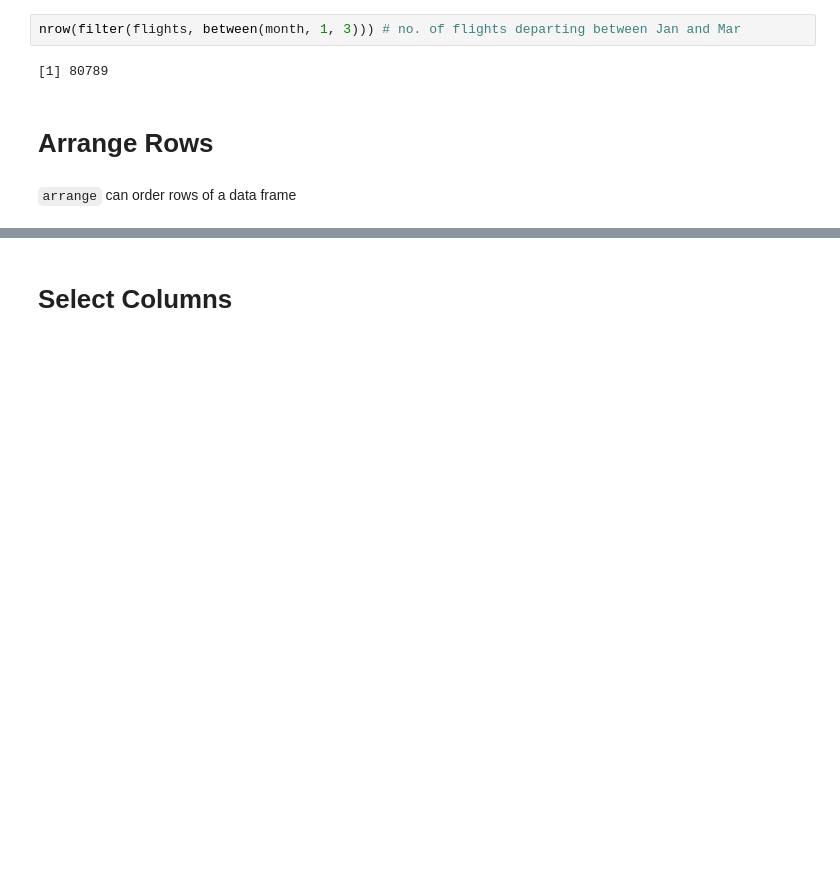
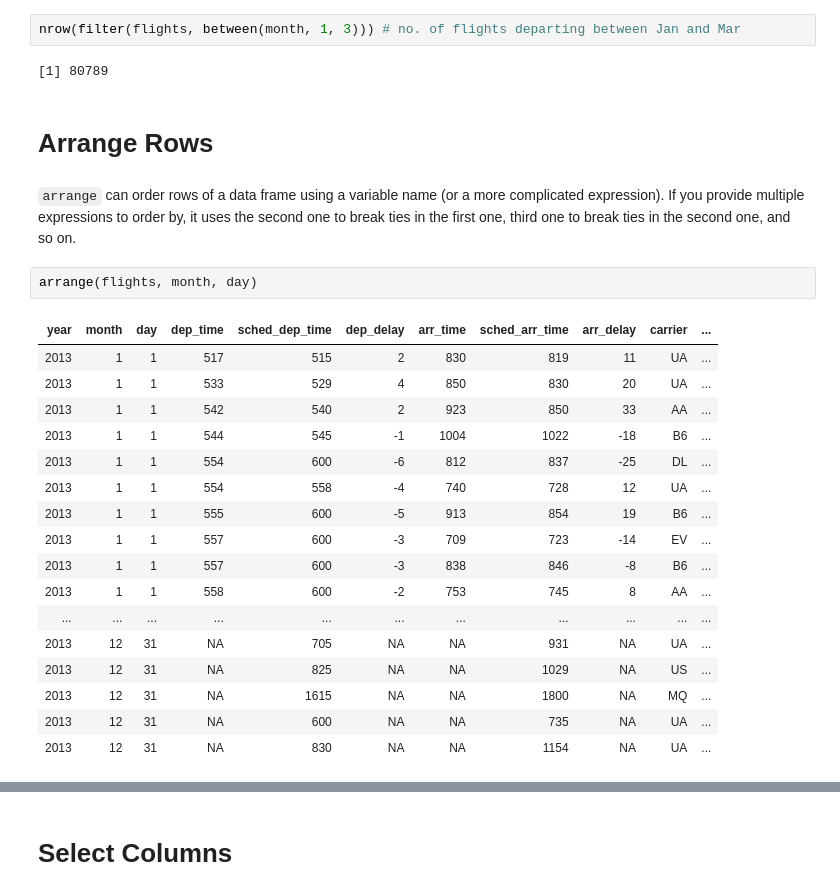
Before and after one commit to ambujtewari/stats306-fall2017, a Jupyter notebook: LectureXX.ipynb, the cells around one changed output, grey strips where cells are left out. Saved outputs shown, nothing was run; the diff lists cells and outputs as text; blank space fills up the shorter version.

```diff
--- a/LectureXX.ipynb
+++ b/LectureXX.ipynb
@@ -177,5 +177,25 @@ nrow(filter(flights, between(month, 1, 3))) # no. of flights departing between J
 [1] 80789
 # %% [markdown]
 # Arrange Rows
-# %% [markdown]
-`arrange` can order rows of a data frame
+# %% [markdown]
+`arrange` can order rows of a data frame using a variable name (or a more complicated expression). If you provide multiple expressions to order by, it uses the second one to break ties in the first one, third one to break ties in the second one, and so on.
+# %%
+arrange(flights, month, day)
+# %% [output]
+| year | month | day | dep_time | sched_dep_time | dep_delay | arr_time | sched_arr_time | arr_delay | carrier | ... |
+| 2013 | 1 | 1 | 517 | 515 | 2 | 830 | 819 | 11 | UA | ... |
+| 2013 | 1 | 1 | 533 | 529 | 4 | 850 | 830 | 20 | UA | ... |
+| 2013 | 1 | 1 | 542 | 540 | 2 | 923 | 850 | 33 | AA | ... |
+| 2013 | 1 | 1 | 544 | 545 | -1 | 1004 | 1022 | -18 | B6 | ... |
+| 2013 | 1 | 1 | 554 | 600 | -6 | 812 | 837 | -25 | DL | ... |
+| 2013 | 1 | 1 | 554 | 558 | -4 | 740 | 728 | 12 | UA | ... |
+| 2013 | 1 | 1 | 555 | 600 | -5 | 913 | 854 | 19 | B6 | ... |
+| 2013 | 1 | 1 | 557 | 600 | -3 | 709 | 723 | -14 | EV | ... |
+| 2013 | 1 | 1 | 557 | 600 | -3 | 838 | 846 | -8 | B6 | ... |
+| 2013 | 1 | 1 | 558 | 600 | -2 | 753 | 745 | 8 | AA | ... |
+| ... | ... | ... | ... | ... | ... | ... | ... | ... | ... | ... |
+| 2013 | 12 | 31 | NA | 705 | NA | NA | 931 | NA | UA | ... |
+| 2013 | 12 | 31 | NA | 825 | NA | NA | 1029 | NA | US | ... |
+| 2013 | 12 | 31 | NA | 1615 | NA | NA | 1800 | NA | MQ | ... |
+| 2013 | 12 | 31 | NA | 600 | NA | NA | 735 | NA | UA | ... |
+| 2013 | 12 | 31 | NA | 830 | NA | NA | 1154 | NA | UA | ... |
```
Also changed, not shown: parts of 5 cells of this notebook.
